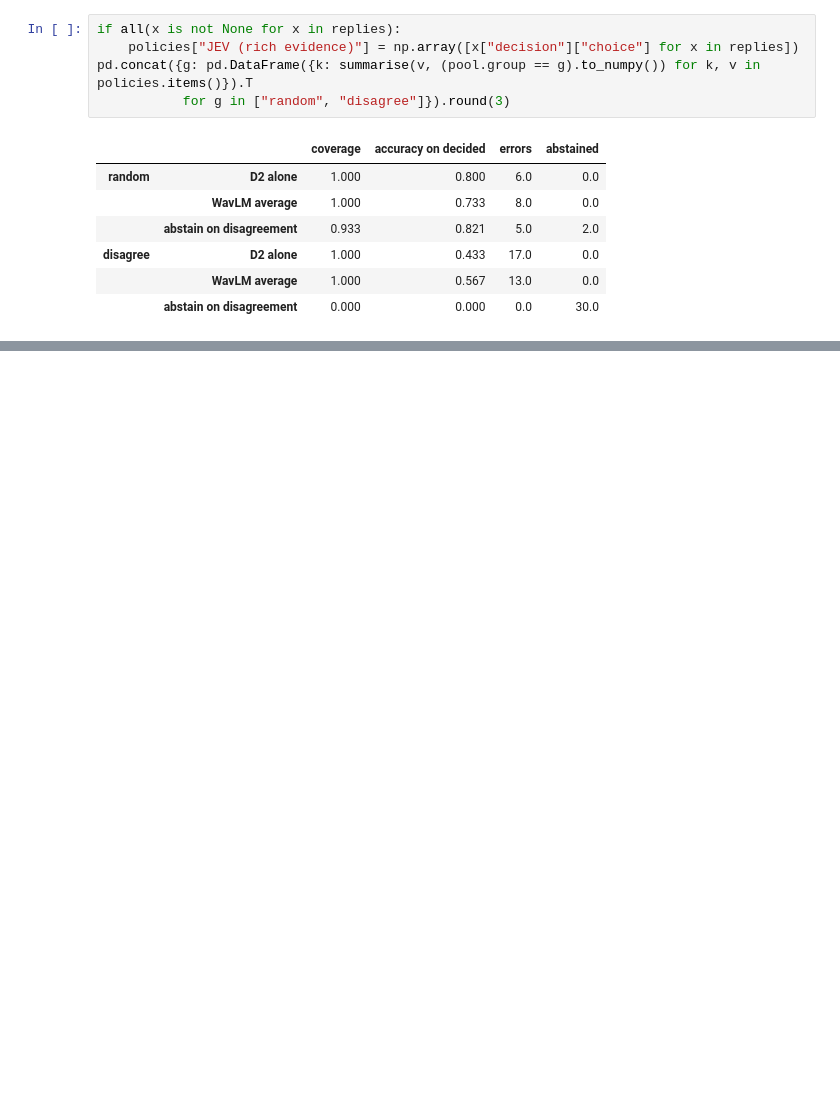
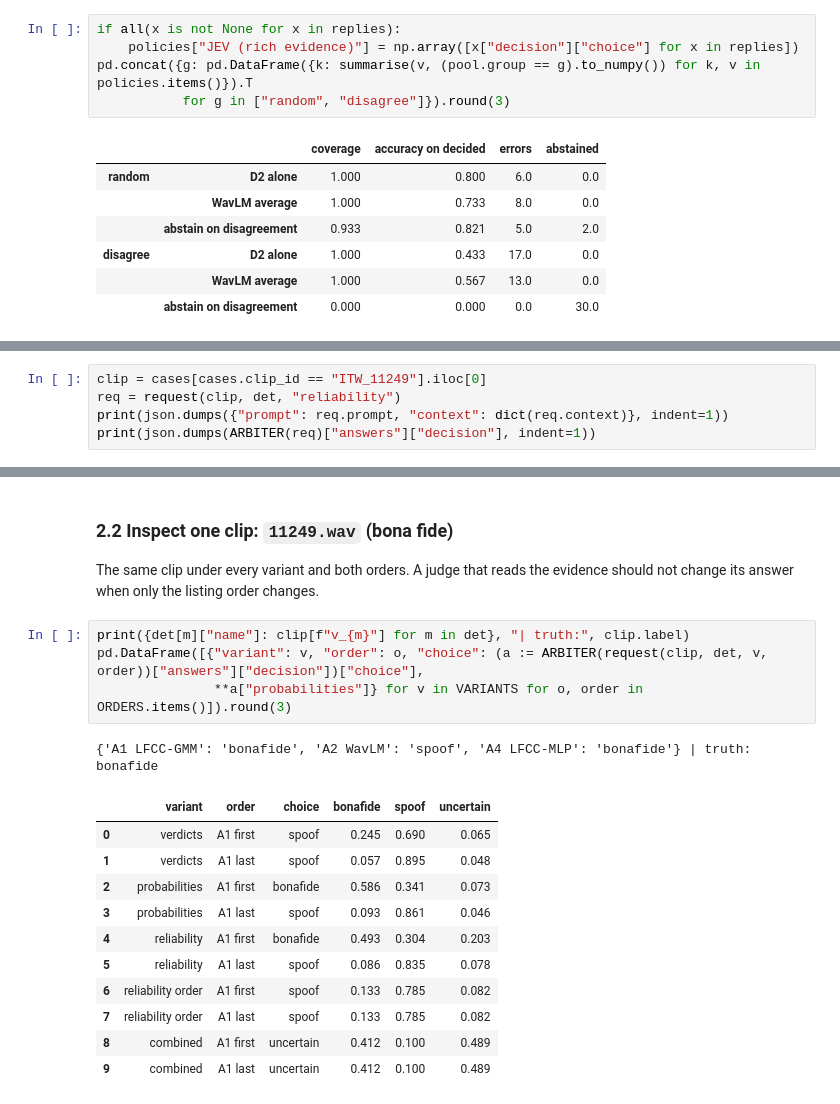
Before and after one commit to Qwenty228/GC2-EchoJEV, a Jupyter notebook: SystemCode/notebooks/06_jev.ipynb, the cells around one changed output, grey strips where cells are left out. Saved outputs shown, nothing was run; the diff lists cells and outputs as text; blank space fills up the shorter version.

```diff
--- a/SystemCode/notebooks/06_jev.ipynb
+++ b/SystemCode/notebooks/06_jev.ipynb
@@ -181,0 +237,5 @@ pd.concat({g: pd.DataFrame({k: summarise(v, (pool.group == g).to_numpy()) for k,
+# %%
+clip = cases[cases.clip_id == "ITW_11249"].iloc[0]
+req = request(clip, det, "reliability")
+print(json.dumps({"prompt": req.prompt, "context": dict(req.context)}, indent=1))
+print(json.dumps(ARBITER(req)["answers"]["decision"], indent=1))
@@ -181,0 +277,21 @@ pd.concat({g: pd.DataFrame({k: summarise(v, (pool.group == g).to_numpy()) for k,
+# %% [markdown]
+### 2.2 Inspect one clip: `11249.wav` (bona fide)
+The same clip under every variant and both orders. A judge that reads the evidence should not change its answer
+when only the listing order changes.
+# %%
+print({det[m]["name"]: clip[f"v_{m}"] for m in det}, "| truth:", clip.label)
+pd.DataFrame([{"variant": v, "order": o, "choice": (a := ARBITER(request(clip, det, v, order))["answers"]["decision"])["choice"],
+               **a["probabilities"]} for v in VARIANTS for o, order in ORDERS.items()]).round(3)
+# %% [output]
+{'A1 LFCC-GMM': 'bonafide', 'A2 WavLM': 'spoof', 'A4 LFCC-MLP': 'bonafide'} | truth: bonafide
+|  | variant | order | choice | bonafide | spoof | uncertain |
+| 0 | verdicts | A1 first | spoof | 0.245 | 0.690 | 0.065 |
+| 1 | verdicts | A1 last | spoof | 0.057 | 0.895 | 0.048 |
+| 2 | probabilities | A1 first | bonafide | 0.586 | 0.341 | 0.073 |
+| 3 | probabilities | A1 last | spoof | 0.093 | 0.861 | 0.046 |
+| 4 | reliability | A1 first | bonafide | 0.493 | 0.304 | 0.203 |
+| 5 | reliability | A1 last | spoof | 0.086 | 0.835 | 0.078 |
+| 6 | reliability order | A1 first | spoof | 0.133 | 0.785 | 0.082 |
+| 7 | reliability order | A1 last | spoof | 0.133 | 0.785 | 0.082 |
+| 8 | combined | A1 first | uncertain | 0.412 | 0.100 | 0.489 |
+| 9 | combined | A1 last | uncertain | 0.412 | 0.100 | 0.489 |
```
Also changed, not shown: parts of 19 cells of this notebook, 5 other files.
